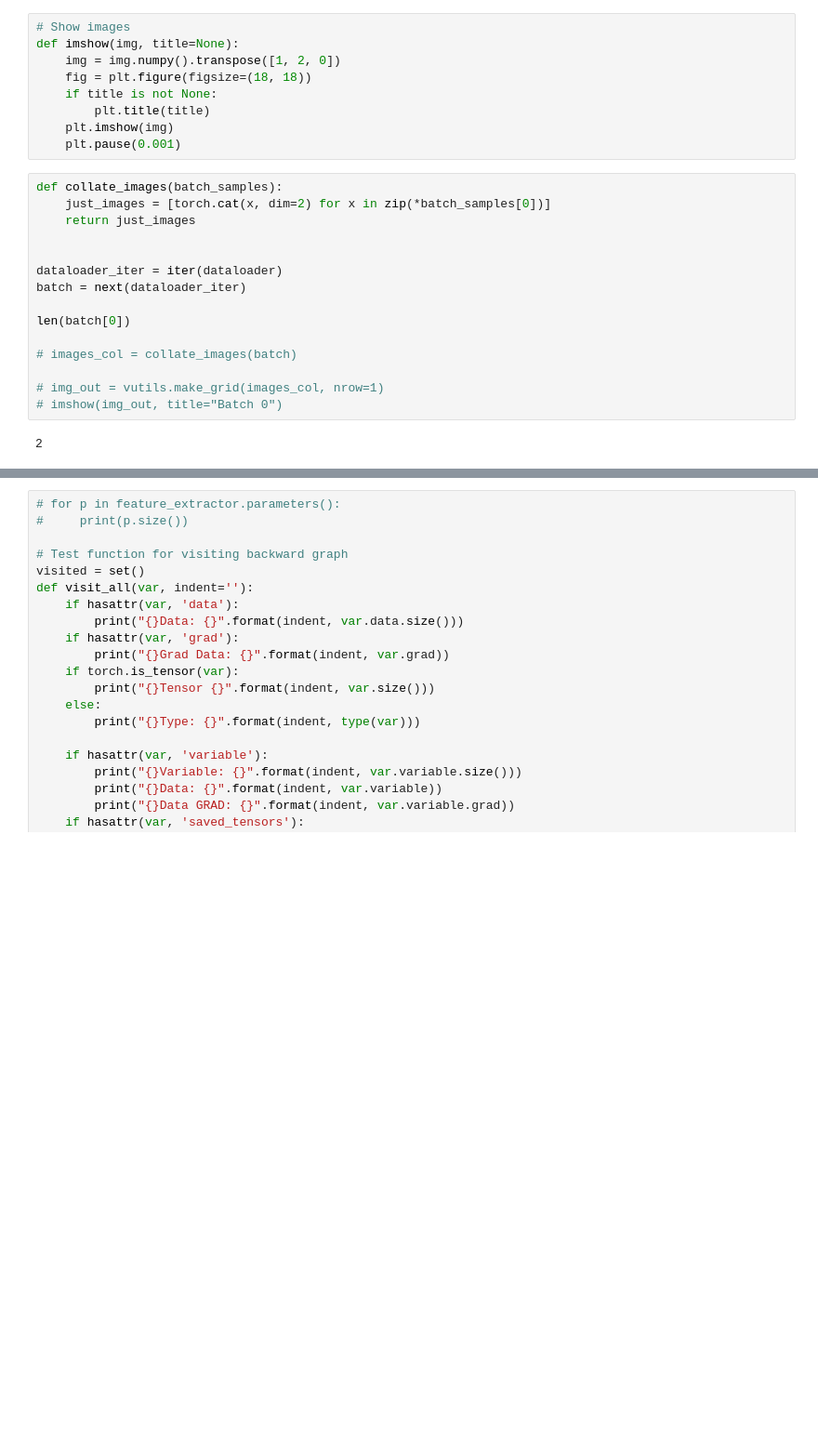
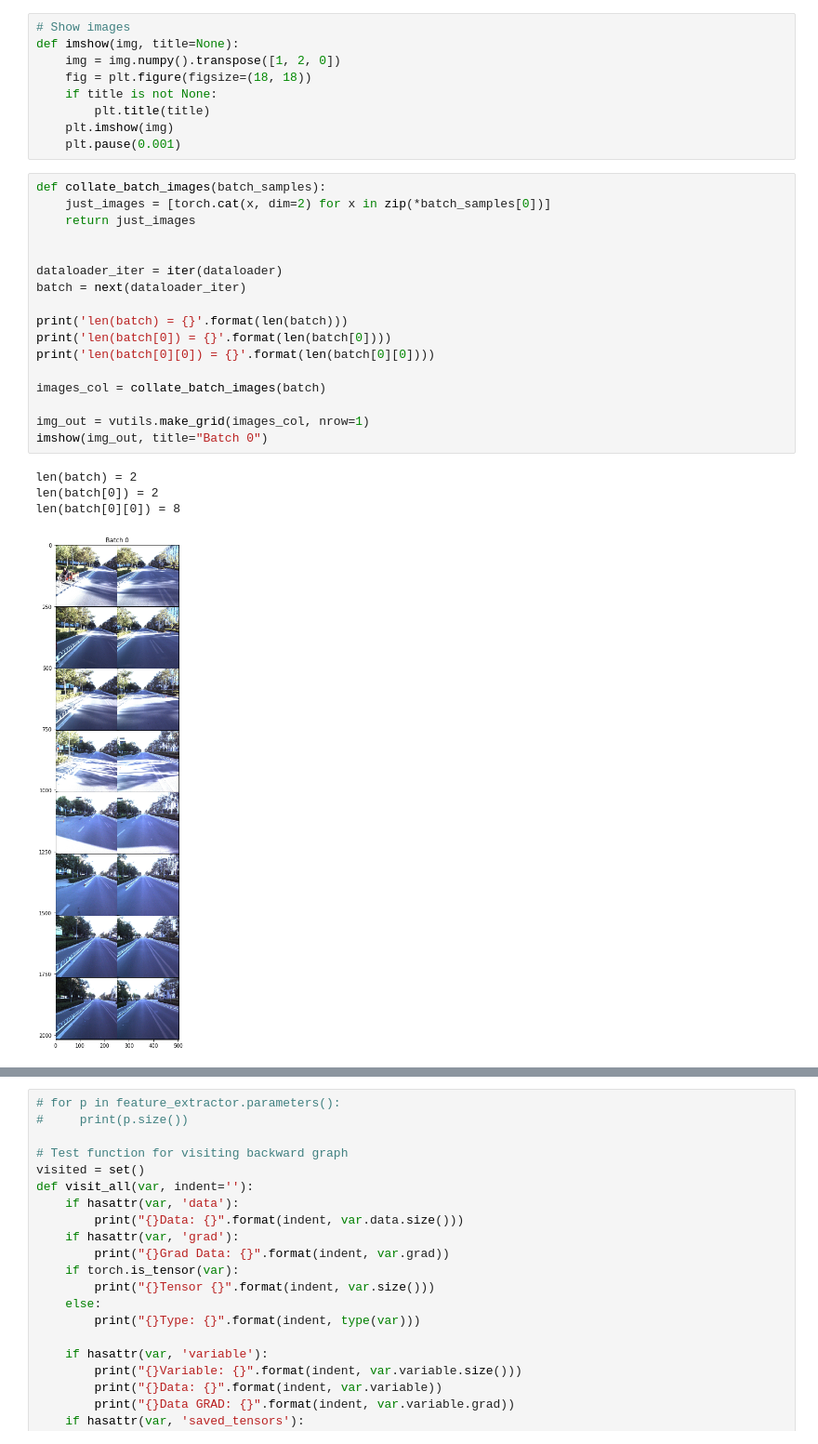
Before and after one commit to bexcite/apolloscape-loc, a Jupyter notebook: PoseNet_Experiments.ipynb, the cells around one changed output, grey strips where cells are left out. Shown at 93% size. Saved outputs shown, nothing was run; the diff lists cells and outputs as text; blank space fills up the shorter version.

```diff
--- a/PoseNet_Experiments.ipynb
+++ b/PoseNet_Experiments.ipynb
@@ -66,20 +66,25 @@ def imshow(img, title=None):
     plt.imshow(img)
     plt.pause(0.001)
 # %%
-def collate_images(batch_samples):
+def collate_batch_images(batch_samples):
     just_images = [torch.cat(x, dim=2) for x in zip(*batch_samples[0])]
     return just_images
 
 
 dataloader_iter = iter(dataloader)
 batch = next(dataloader_iter)
 
-len(batch[0])
+print('len(batch) = {}'.format(len(batch)))
+print('len(batch[0]) = {}'.format(len(batch[0])))
+print('len(batch[0][0]) = {}'.format(len(batch[0][0])))
 
-# images_col = collate_images(batch)
+images_col = collate_batch_images(batch)
 
-# img_out = vutils.make_grid(images_col, nrow=1)
-# imshow(img_out, title="Batch 0")
+img_out = vutils.make_grid(images_col, nrow=1)
+imshow(img_out, title="Batch 0")
 # %% [output]
-2
+len(batch) = 2
+len(batch[0]) = 2
+len(batch[0][0]) = 8
+[figure, added]
 # %%
```
Also changed, not shown: parts of 3 cells of this notebook.
